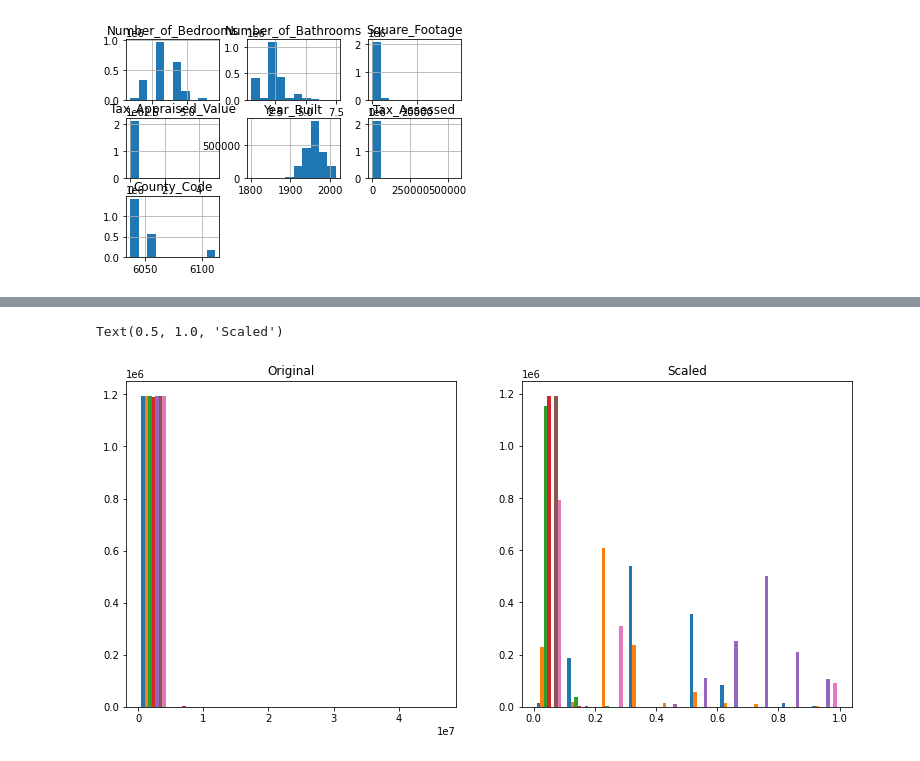
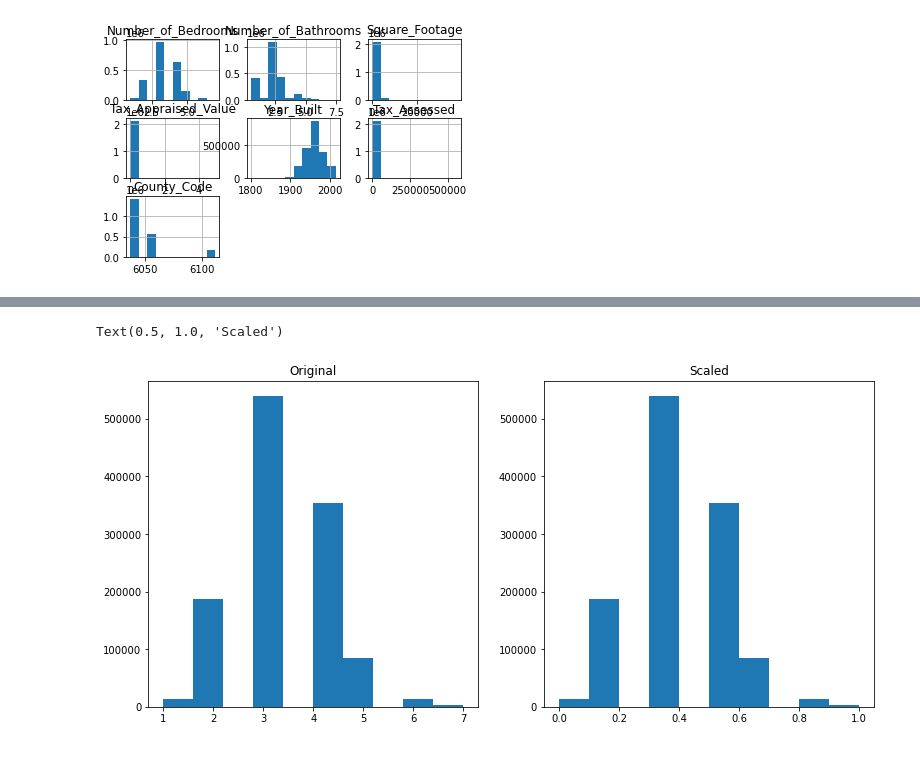
Before and after one commit to lochlynlaskowski/regression-exercises, a Jupyter notebook: scaling.ipynb, the cells around one changed output, grey strips where cells are left out. Drawn from its saved outputs; the diff is of its cells as text; code cells hidden in the pictures.

```diff
--- a/scaling.ipynb
+++ b/scaling.ipynb
@@ -89,7 +84,0 @@ Index(['Number_of_Bedrooms', 'Number_of_Bathrooms', 'Square_Footage',
-# %%
-scaler = sklearn.preprocessing.MinMaxScaler()
-scaler.fit(train)
-
-train_scaled = scaler.transform(train)
-validate_scaled = scaler.transform(validate)
-test_scaled = scaler.transform(test)
@@ -96,11 +94,11 @@ test_scaled = scaler.transform(test)
 # %%
 plt.figure(figsize=(13, 6))
 plt.subplot(121)
-plt.hist(train)
+plt.hist(train.Number_of_Bedrooms)
 plt.title('Original')
 plt.subplot(122)
-plt.hist(train_scaled)
+plt.hist(train_scaled.Number_of_Bedrooms)
 plt.title('Scaled')
 # %% [output]
 Text(0.5, 1.0, 'Scaled')
-[figure, old version]
+[figure, new version]
```
Also changed, not shown: parts of 21 cells of this notebook, 3 other files.
